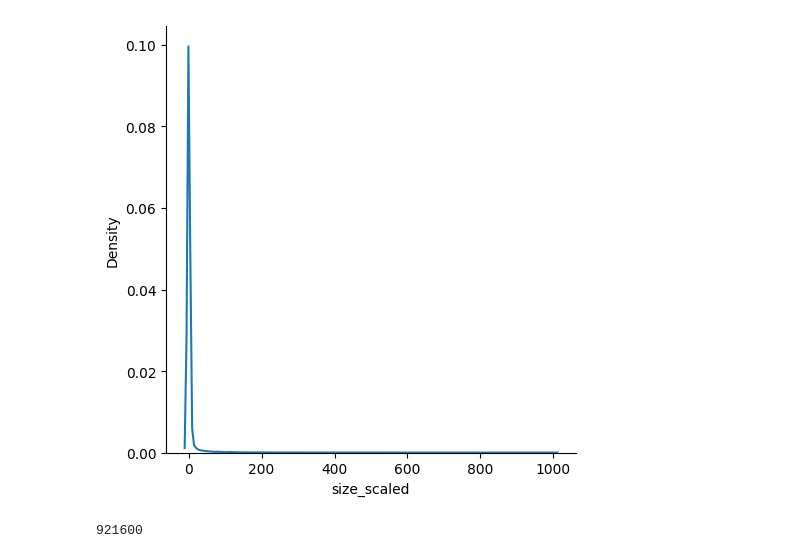
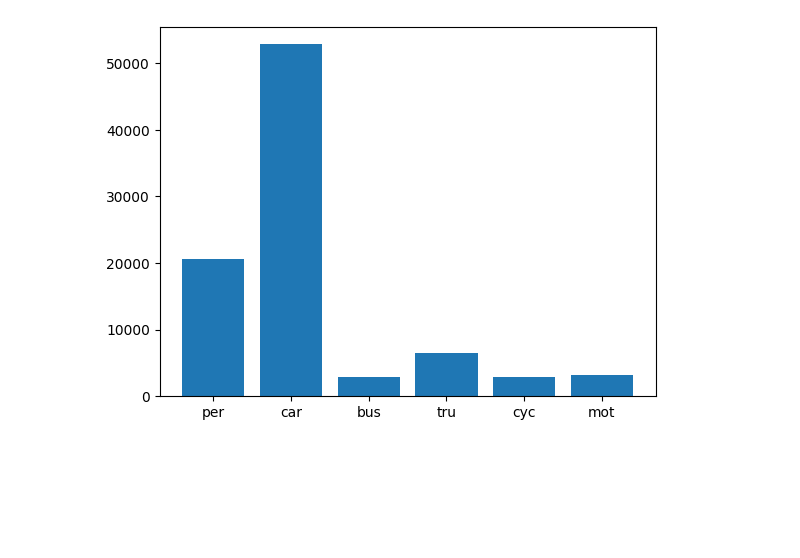
Before and after one commit to Lee-chan-hyeok/Nextchip_Autonomous_Driving_Contest, a Jupyter notebook: data_analysing/bbox/make_histogram.ipynb, the cells around one changed output. Saved outputs shown, nothing was run; the diff lists cells and outputs as text; code cells hidden in the pictures; blank space fills up the shorter version.

Commit message:
train_colab_org

```diff
--- a/data_analysing/bbox/make_histogram.ipynb
+++ b/data_analysing/bbox/make_histogram.ipynb
@@ -53,9 +32,0 @@ print(423108/1000*2)
-# %%
-sns.displot(box_df, x= 'size_scaled', kind= 'kde')
-#plt.xlim([0, 20000])
-#plt.ylim([0, 0.0001])
-plt.show()
-print(1280*720)
-# %% [output]
-[figure, removed]
-921600
@@ -69,0 +33,16 @@ car_df = box_df[box_df['class'] == 'car']
+# %%
+true_df = method_dataframe.get_ratio(r'C:\Users\Ino\Desktop\NextChip\dataset\labels\train')
+# %%
+per_df = true_df[true_df['class'] == 'per']
+car_df = true_df[true_df['class'] == 'car']
+bus_df = true_df[true_df['class'] == 'bus']
+tru_df = true_df[true_df['class'] == 'tru']
+cyc_df = true_df[true_df['class'] == 'cyc']
+mot_df = true_df[true_df['class'] == 'mot']
+# %%
+x = ['per', 'car', 'bus', 'tru', 'cyc', 'mot']
+y = [len(per_df), len(car_df), len(bus_df), len(tru_df), len(cyc_df), len(mot_df)]
+plt.bar(x, y)
+plt.show()
+# %% [output]
+[figure, added]
```
Also changed, not shown: parts of 12 cells of this notebook, 11 other files.
